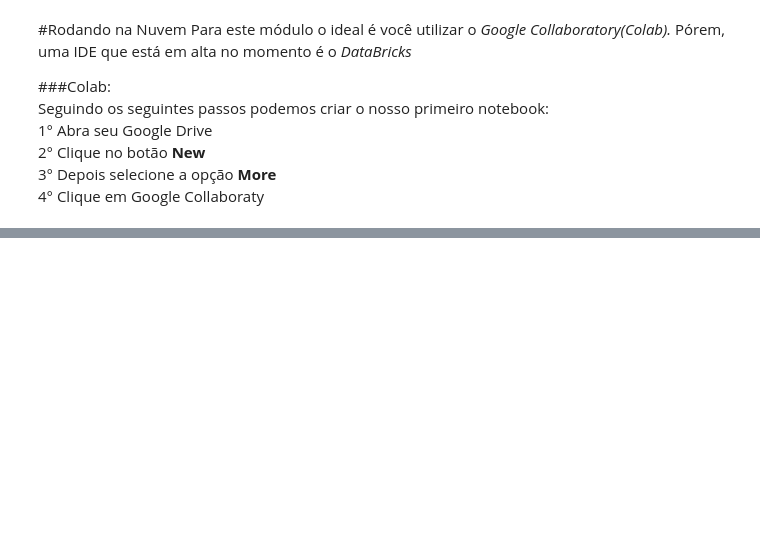
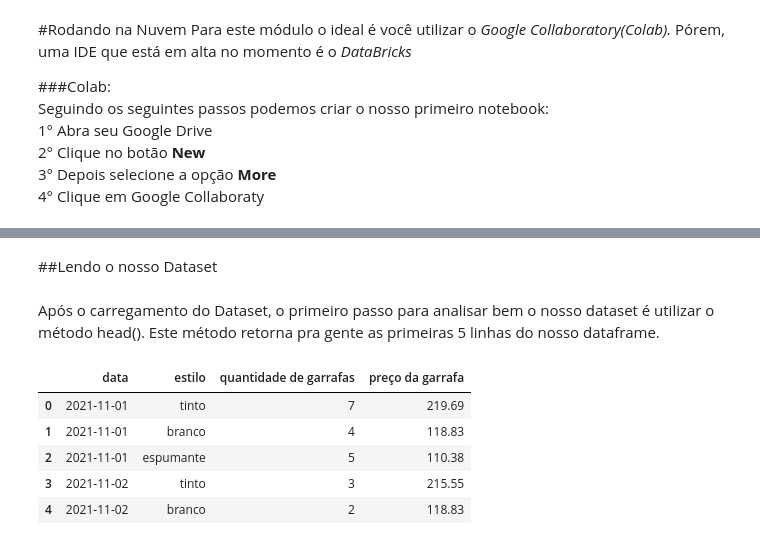
Before and after one commit to FelipeHardmann/aulas_python_lp_datascience, a Jupyter notebook: Notebooks/DataScience_Aula1.ipynb, the cells around one changed output, grey strips where cells are left out. Drawn from its saved outputs; the diff is of its cells as text; code cells hidden in the pictures; blank space fills up the shorter version.

Commit message:
Add métodos para aula 1

```diff
--- a/Notebooks/DataScience_Aula1.ipynb
+++ b/Notebooks/DataScience_Aula1.ipynb
@@ -77,0 +131,17 @@ Seguindo os seguintes passos podemos criar o nosso primeiro notebook:
+# %% [markdown]
+##Lendo o nosso Dataset
+# %%
+dataset = r'https://raw.githubusercontent.com/rafaelpuyau/infinity_school/main/ds/datasets/wine_billing.csv'
+df = pd.read_csv(dataset, sep=';')
+# %% [markdown]
+Após o carregamento do Dataset, o primeiro passo para analisar bem o nosso dataset é utilizar o método head().
+Este método retorna pra gente as primeiras 5 linhas do nosso dataframe.
+# %%
+df.head()
+# %% [output]
+|  | data | estilo | quantidade de garrafas | preço da garrafa |
+| 0 | 2021-11-01 | tinto | 7 | 219.69 |
+| 1 | 2021-11-01 | branco | 4 | 118.83 |
+| 2 | 2021-11-01 | espumante | 5 | 110.38 |
+| 3 | 2021-11-02 | tinto | 3 | 215.55 |
+| 4 | 2021-11-02 | branco | 2 | 118.83 |
```
Also changed, not shown: parts of 38 cells of this notebook.
